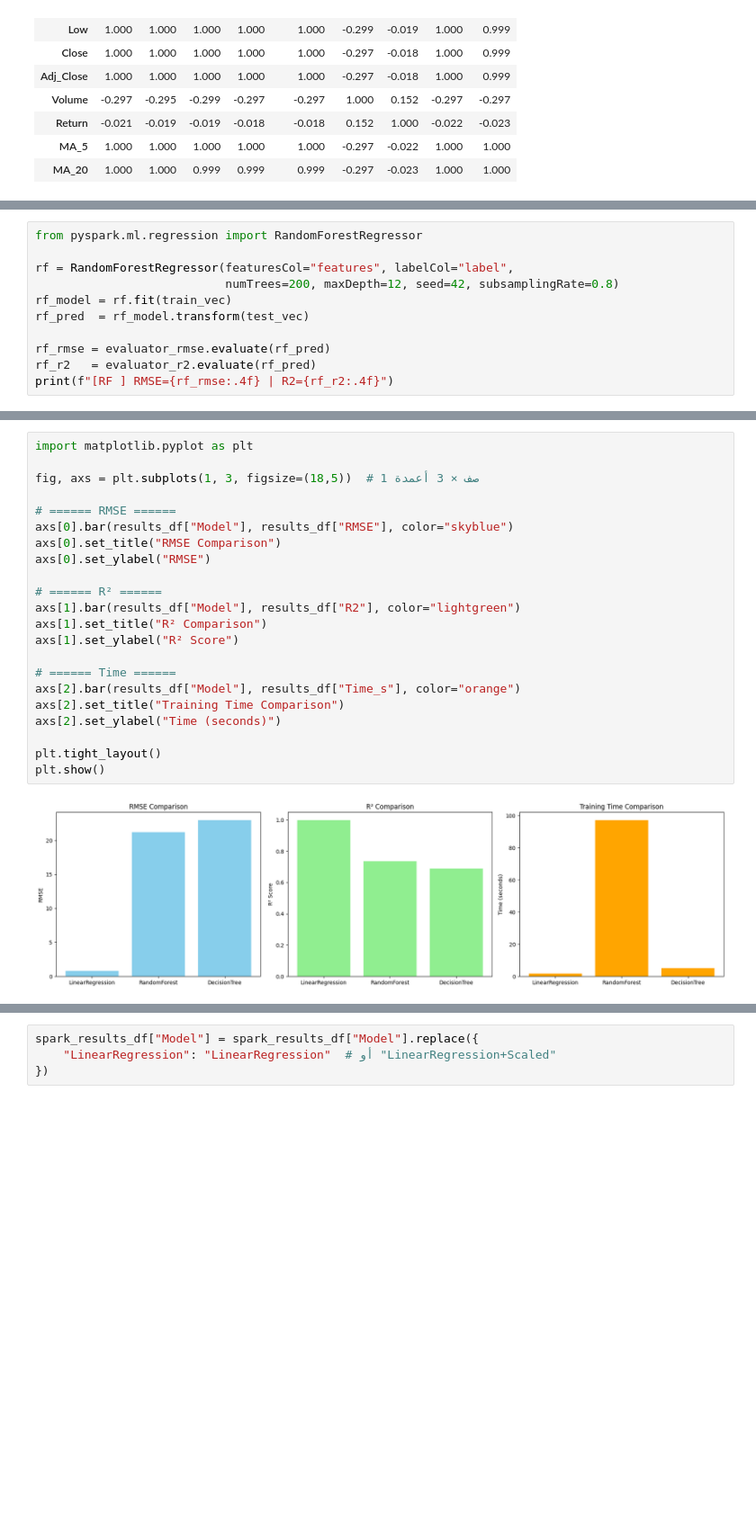
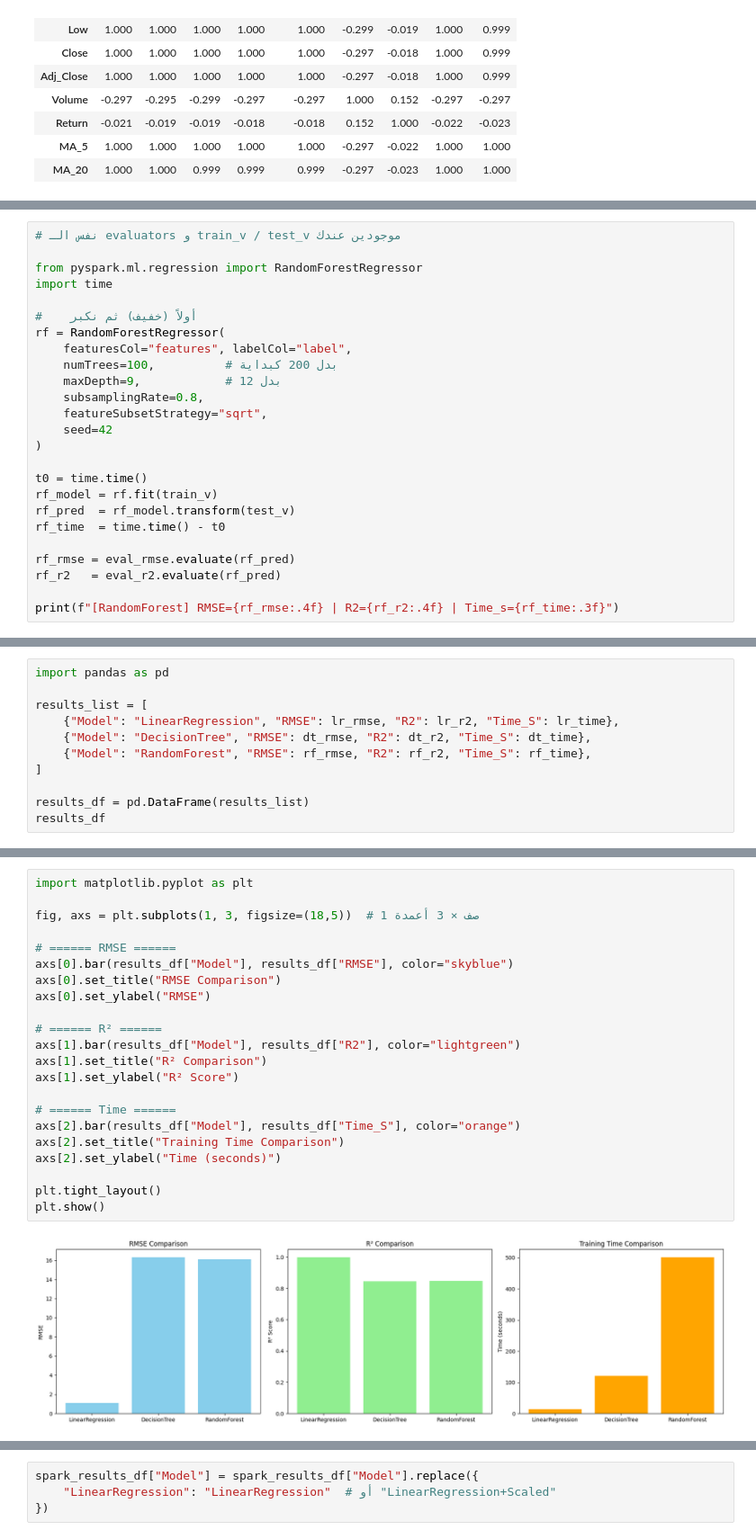
Before and after one commit to rwanalramli/BigData-StockPrediction, a Jupyter notebook: Amazon_.ipynb, the cells around one changed output, grey strips where cells are left out. Shown: that part at 90% size. Saved outputs shown, nothing was run; the diff lists cells and outputs as text; blank space fills up the shorter version.

```diff
--- a/Amazon_.ipynb
+++ b/Amazon_.ipynb
@@ -246,12 +297,26 @@ print(f"[DT ] RMSE={dt_rmse:.4f} | R2={dt_r2:.4f}")
 # %%
+# نفس الـ evaluators و train_v / test_v موجودين عندك
+
 from pyspark.ml.regression import RandomForestRegressor
+import time
 
-rf = RandomForestRegressor(featuresCol="features", labelCol="label",
-                           numTrees=200, maxDepth=12, seed=42, subsamplingRate=0.8)
-rf_model = rf.fit(train_vec)
-rf_pred  = rf_model.transform(test_vec)
+#    أولاً (خفيف) ثم نكبر
+rf = RandomForestRegressor(
+    featuresCol="features", labelCol="label",
+    numTrees=100,          # بدل 200 كبداية
+    maxDepth=9,            # بدل 12
+    subsamplingRate=0.8,
+    featureSubsetStrategy="sqrt",
+    seed=42
+)
 
-rf_rmse = evaluator_rmse.evaluate(rf_pred)
-rf_r2   = evaluator_r2.evaluate(rf_pred)
-print(f"[RF ] RMSE={rf_rmse:.4f} | R2={rf_r2:.4f}")
+t0 = time.time()
+rf_model = rf.fit(train_v)
+rf_pred  = rf_model.transform(test_v)
+rf_time  = time.time() - t0
+
+rf_rmse = eval_rmse.evaluate(rf_pred)
+rf_r2   = eval_r2.evaluate(rf_pred)
+
+print(f"[RandomForest] RMSE={rf_rmse:.4f} | R2={rf_r2:.4f} | Time_s={rf_time:.3f}")
 # %% [output]
@@ -373,0 +338,11 @@ results_df
+# %%
+import pandas as pd
+
+results_list = [
+    {"Model": "LinearRegression", "RMSE": lr_rmse, "R2": lr_r2, "Time_S": lr_time},
+    {"Model": "DecisionTree", "RMSE": dt_rmse, "R2": dt_r2, "Time_S": dt_time},
+    {"Model": "RandomForest", "RMSE": rf_rmse, "R2": rf_r2, "Time_S": rf_time},
+]
+
+results_df = pd.DataFrame(results_list)
+results_df
@@ -374,27 +354,27 @@ results_df
 # %%
 import matplotlib.pyplot as plt
 
 fig, axs = plt.subplots(1, 3, figsize=(18,5))  # 1 صف × 3 أعمدة
 
 # ====== RMSE ======
 axs[0].bar(results_df["Model"], results_df["RMSE"], color="skyblue")
 axs[0].set_title("RMSE Comparison")
 axs[0].set_ylabel("RMSE")
 
 # ====== R² ======
 axs[1].bar(results_df["Model"], results_df["R2"], color="lightgreen")
 axs[1].set_title("R² Comparison")
 axs[1].set_ylabel("R² Score")
 
 # ====== Time ======
-axs[2].bar(results_df["Model"], results_df["Time_s"], color="orange")
+axs[2].bar(results_df["Model"], results_df["Time_S"], color="orange")
 axs[2].set_title("Training Time Comparison")
 axs[2].set_ylabel("Time (seconds)")
 
 plt.tight_layout()
 plt.show()
 # %% [output]
-[figure, old version]
+[figure, new version]
 # %%
 fig, axs = plt.subplots(1, 3, figsize=(18,5))  # 1 صف × 3 أعمدة
 
```
Also changed, not shown: parts of 28 cells of this notebook.
